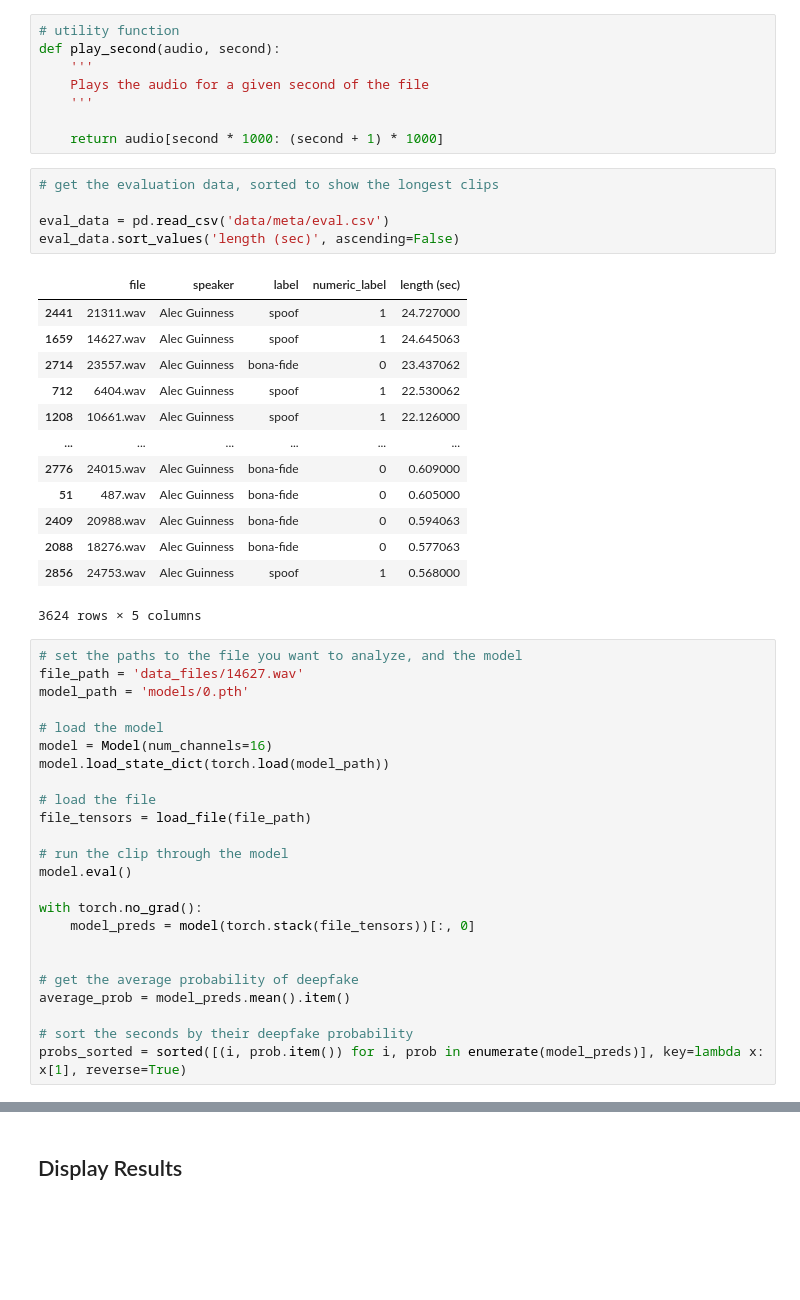
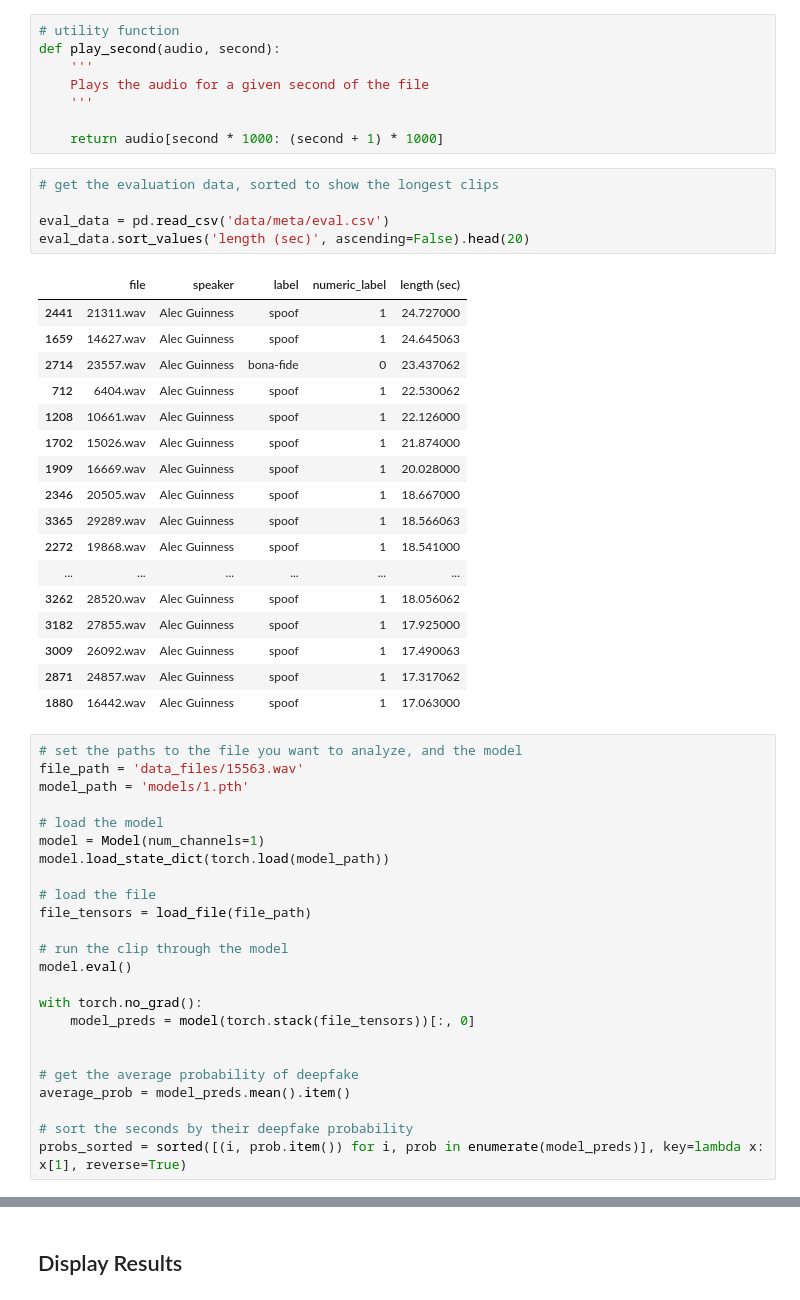
Before and after one commit to jimmybanta/audio-deepfake-detection, a Jupyter notebook: analyze.ipynb, the cells around one changed output, grey strips where cells are left out. Saved outputs shown, nothing was run; the diff lists cells and outputs as text; blank space fills up the shorter version.

```diff
--- a/analyze.ipynb
+++ b/analyze.ipynb
@@ -21,29 +21,33 @@ def play_second(audio, second):
 # %%
 # get the evaluation data, sorted to show the longest clips
 
 eval_data = pd.read_csv('data/meta/eval.csv')
-eval_data.sort_values('length (sec)', ascending=False)
+eval_data.sort_values('length (sec)', ascending=False).head(20)
 # %% [output]
 |  | file | speaker | label | numeric_label | length (sec) |
 | 2441 | 21311.wav | Alec Guinness | spoof | 1 | 24.727000 |
 | 1659 | 14627.wav | Alec Guinness | spoof | 1 | 24.645063 |
 | 2714 | 23557.wav | Alec Guinness | bona-fide | 0 | 23.437062 |
 | 712 | 6404.wav | Alec Guinness | spoof | 1 | 22.530062 |
 | 1208 | 10661.wav | Alec Guinness | spoof | 1 | 22.126000 |
+| 1702 | 15026.wav | Alec Guinness | spoof | 1 | 21.874000 |
+| 1909 | 16669.wav | Alec Guinness | spoof | 1 | 20.028000 |
+| 2346 | 20505.wav | Alec Guinness | spoof | 1 | 18.667000 |
+| 3365 | 29289.wav | Alec Guinness | spoof | 1 | 18.566063 |
+| 2272 | 19868.wav | Alec Guinness | spoof | 1 | 18.541000 |
 | ... | ... | ... | ... | ... | ... |
-| 2776 | 24015.wav | Alec Guinness | bona-fide | 0 | 0.609000 |
-| 51 | 487.wav | Alec Guinness | bona-fide | 0 | 0.605000 |
-| 2409 | 20988.wav | Alec Guinness | bona-fide | 0 | 0.594063 |
-| 2088 | 18276.wav | Alec Guinness | bona-fide | 0 | 0.577063 |
-| 2856 | 24753.wav | Alec Guinness | spoof | 1 | 0.568000 |
+| 3262 | 28520.wav | Alec Guinness | spoof | 1 | 18.056062 |
+| 3182 | 27855.wav | Alec Guinness | spoof | 1 | 17.925000 |
+| 3009 | 26092.wav | Alec Guinness | spoof | 1 | 17.490063 |
+| 2871 | 24857.wav | Alec Guinness | spoof | 1 | 17.317062 |
+| 1880 | 16442.wav | Alec Guinness | spoof | 1 | 17.063000 |
-3624 rows × 5 columns
 # %%
 # set the paths to the file you want to analyze, and the model
-file_path = 'data_files/14627.wav'
-model_path = 'models/0.pth'
+file_path = 'data_files/15563.wav'
+model_path = 'models/1.pth'
 
 # load the model
-model = Model(num_channels=16)
+model = Model(num_channels=1)
 model.load_state_dict(torch.load(model_path))
 
 # load the file
```
Also changed, not shown: parts of 2 cells of this notebook, 6 other files.
